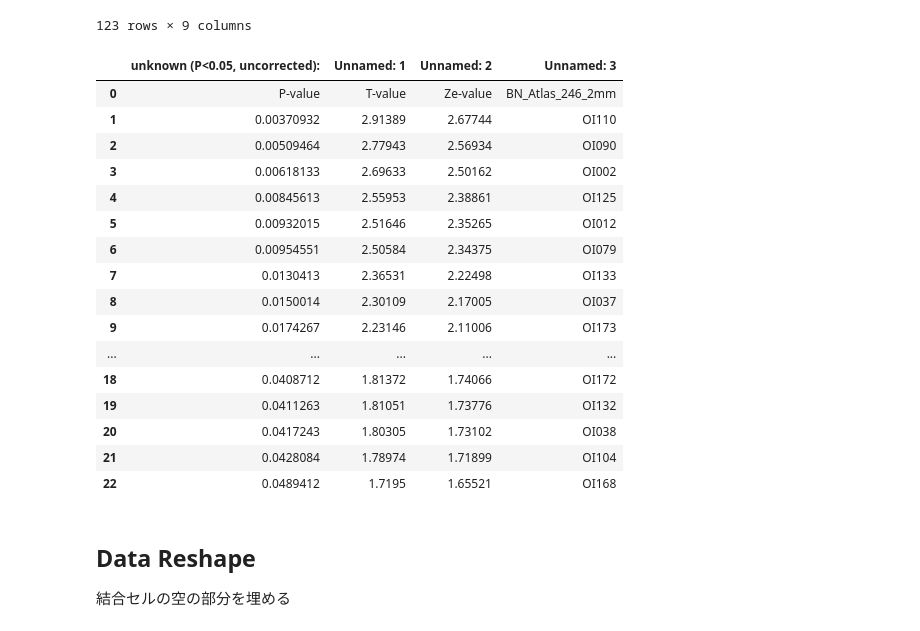
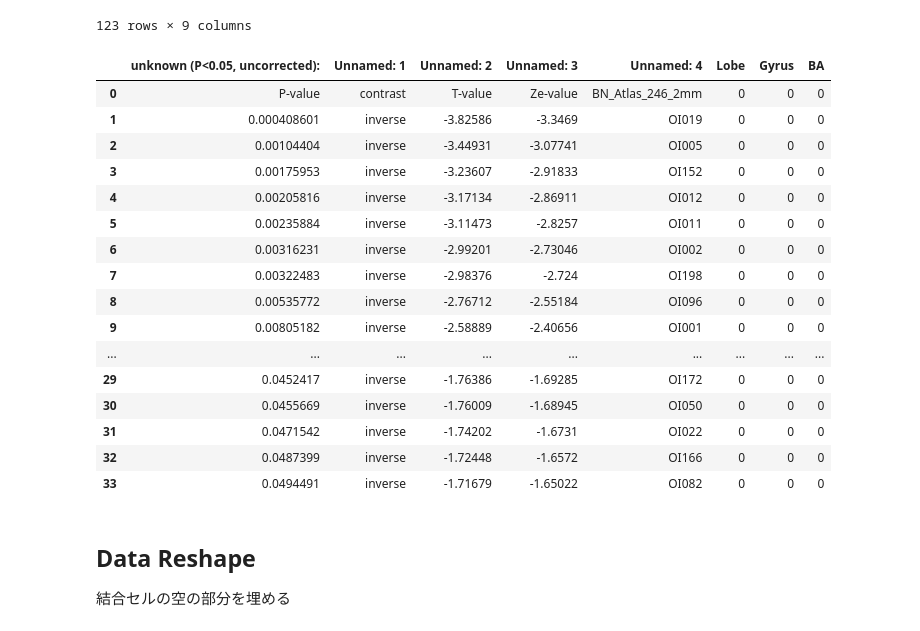
Before and after one commit to Toyomi-i/study_naist, a Jupyter notebook: BN2BA_testBook.ipynb, the cells around one changed output. Saved outputs shown, nothing was run; the diff lists cells and outputs as text; code cells hidden in the pictures.

```diff
--- a/BN2BA_testBook.ipynb
+++ b/BN2BA_testBook.ipynb
@@ -7,6 +8,7 @@ from openpyxl.utils import range_boundaries
 # %% [markdown]
 ## Data Input
 # %%
+file_idx = 1
 file_names = glob.glob('../Results/*/*.xlsx', recursive=True)
 file_names
 # %% [output]
@@ -31,26 +33,27 @@ df
 | 122 | NaN | NaN | Tha_L(R)_8_8 | 245 | 246 | lPFtha, lateral pre-frontal thalamus | NaN | ... |
 123 rows × 9 columns
 # %%
-df2 = pd.read_excel(file_names[0])
+df2 = pd.read_excel(file_names[file_idx])
+df2 = df2.assign(Lobe=0, Gyrus=0, BA=0)
 df2
 # %% [output]
-|  | unknown (P<0.05, uncorrected): | Unnamed: 1 | Unnamed: 2 | Unnamed: 3 |
-| 0 | P-value | T-value | Ze-value | BN_Atlas_246_2mm |
-| 1 | 0.00370932 | 2.91389 | 2.67744 | OI110 |
-| 2 | 0.00509464 | 2.77943 | 2.56934 | OI090 |
-| 3 | 0.00618133 | 2.69633 | 2.50162 | OI002 |
-| 4 | 0.00845613 | 2.55953 | 2.38861 | OI125 |
-| 5 | 0.00932015 | 2.51646 | 2.35265 | OI012 |
-| 6 | 0.00954551 | 2.50584 | 2.34375 | OI079 |
-| 7 | 0.0130413 | 2.36531 | 2.22498 | OI133 |
-| 8 | 0.0150014 | 2.30109 | 2.17005 | OI037 |
-| 9 | 0.0174267 | 2.23146 | 2.11006 | OI173 |
-| ... | ... | ... | ... | ... |
-| 18 | 0.0408712 | 1.81372 | 1.74066 | OI172 |
-| 19 | 0.0411263 | 1.81051 | 1.73776 | OI132 |
-| 20 | 0.0417243 | 1.80305 | 1.73102 | OI038 |
-| 21 | 0.0428084 | 1.78974 | 1.71899 | OI104 |
-| 22 | 0.0489412 | 1.7195 | 1.65521 | OI168 |
+|  | unknown (P<0.05, uncorrected): | Unnamed: 1 | Unnamed: 2 | Unnamed: 3 | Unnamed: 4 | Lobe | Gyrus | BA |
+| 0 | P-value | contrast | T-value | Ze-value | BN_Atlas_246_2mm | 0 | 0 | 0 |
+| 1 | 0.000408601 | inverse | -3.82586 | -3.3469 | OI019 | 0 | 0 | 0 |
+| 2 | 0.00104404 | inverse | -3.44931 | -3.07741 | OI005 | 0 | 0 | 0 |
+| 3 | 0.00175953 | inverse | -3.23607 | -2.91833 | OI152 | 0 | 0 | 0 |
+| 4 | 0.00205816 | inverse | -3.17134 | -2.86911 | OI012 | 0 | 0 | 0 |
+| 5 | 0.00235884 | inverse | -3.11473 | -2.8257 | OI011 | 0 | 0 | 0 |
+| 6 | 0.00316231 | inverse | -2.99201 | -2.73046 | OI002 | 0 | 0 | 0 |
+| 7 | 0.00322483 | inverse | -2.98376 | -2.724 | OI198 | 0 | 0 | 0 |
+| 8 | 0.00535772 | inverse | -2.76712 | -2.55184 | OI096 | 0 | 0 | 0 |
+| 9 | 0.00805182 | inverse | -2.58889 | -2.40656 | OI001 | 0 | 0 | 0 |
+| ... | ... | ... | ... | ... | ... | ... | ... | ... |
+| 29 | 0.0452417 | inverse | -1.76386 | -1.69285 | OI172 | 0 | 0 | 0 |
+| 30 | 0.0455669 | inverse | -1.76009 | -1.68945 | OI050 | 0 | 0 | 0 |
+| 31 | 0.0471542 | inverse | -1.74202 | -1.6731 | OI022 | 0 | 0 | 0 |
+| 32 | 0.0487399 | inverse | -1.72448 | -1.6572 | OI166 | 0 | 0 | 0 |
+| 33 | 0.0494491 | inverse | -1.71679 | -1.65022 | OI082 | 0 | 0 | 0 |
 # %% [markdown]
 ## Data Reshape
 結合セルの空の部分を埋める
```
Also changed, not shown: parts of 7 cells of this notebook.
